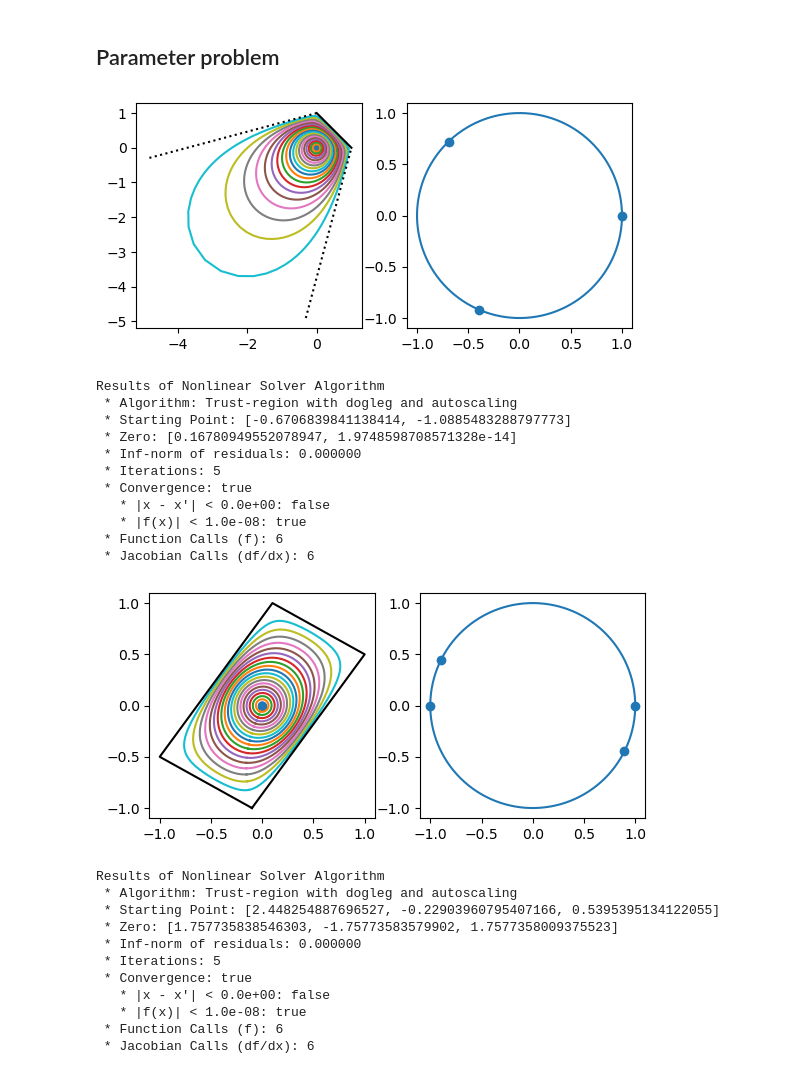
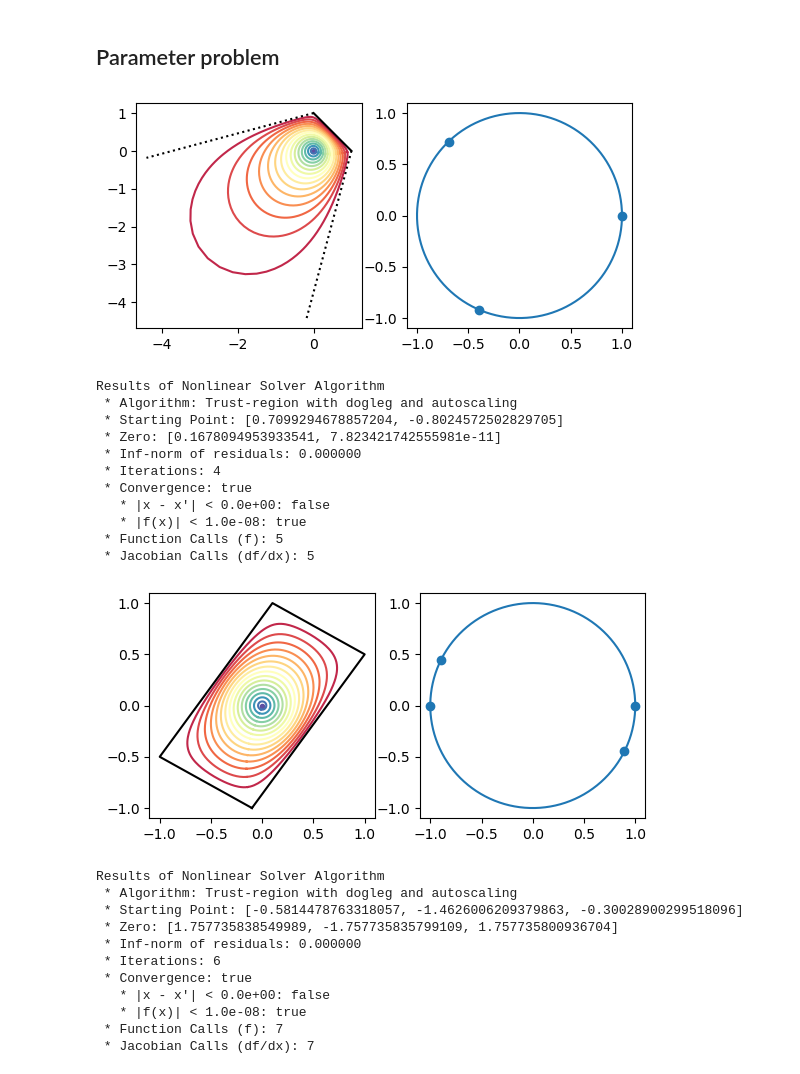
Before and after one commit to pmldrmota/SchwarzChristoffelDisk.jl, a Jupyter notebook: examples/sc-transform-plots.ipynb, the cells around one changed output. Cells and saved outputs as stored; diff of their text form; code cells hidden in the pictures.

Commit message:
examples: Re-run sc-transform-plots

```diff
--- a/examples/sc-transform-plots.ipynb
+++ b/examples/sc-transform-plots.ipynb
@@ -22,36 +22,36 @@ sc_plot(scderiv, 10, 200)
 # %%
 poly = Polygon(SA[1.0, 1.0im, Inf], SA[1/3, 1/3, 2-2/3])
 res, scderiv = sc_parameter_problem(poly)
-sc_plot(scderiv, 20, 500)
+sc_plot(scderiv, 15, 500)
 res
 # %% [output]
-[figure, old version]
+[figure, new version]
 Results of Nonlinear Solver Algorithm
  * Algorithm: Trust-region with dogleg and autoscaling
- * Starting Point: [-0.6706839841138414, -1.0885483288797773]
- * Zero: [0.16780949552078947, 1.9748598708571328e-14]
+ * Starting Point: [0.7099294678857204, -0.8024572502829705]
+ * Zero: [0.1678094953933541, 7.823421742555981e-11]
  * Inf-norm of residuals: 0.000000
- * Iterations: 5
+ * Iterations: 4
  * Convergence: true
    * |x - x'| < 0.0e+00: false
    * |f(x)| < 1.0e-08: true
- * Function Calls (f): 6
- * Jacobian Calls (df/dx): 6
+ * Function Calls (f): 5
+ * Jacobian Calls (df/dx): 5
 # %%
 poly = Polygon(SA[1.0+0.5im, 0.1+1.0im, -(1.0+0.5im), -(0.1+1.0im)])
 res, scderiv = sc_parameter_problem(poly)
-sc_plot(scderiv, 20, 500)
+sc_plot(scderiv, 15, 500)
 res
 # %% [output]
-[figure, old version]
+[figure, new version]
 Results of Nonlinear Solver Algorithm
  * Algorithm: Trust-region with dogleg and autoscaling
- * Starting Point: [2.448254887696527, -0.22903960795407166, 0.5395395134122055]
- * Zero: [1.757735838546303, -1.75773583579902, 1.7577358009375523]
+ * Starting Point: [-0.5814478763318057, -1.4626006209379863, -0.30028900299518096]
+ * Zero: [1.757735838549989, -1.757735835799109, 1.757735800936704]
  * Inf-norm of residuals: 0.000000
- * Iterations: 5
+ * Iterations: 6
  * Convergence: true
    * |x - x'| < 0.0e+00: false
    * |f(x)| < 1.0e-08: true
- * Function Calls (f): 6
- * Jacobian Calls (df/dx): 6
+ * Function Calls (f): 7
+ * Jacobian Calls (df/dx): 7
```
Also changed, not shown: parts of 3 cells of this notebook.
